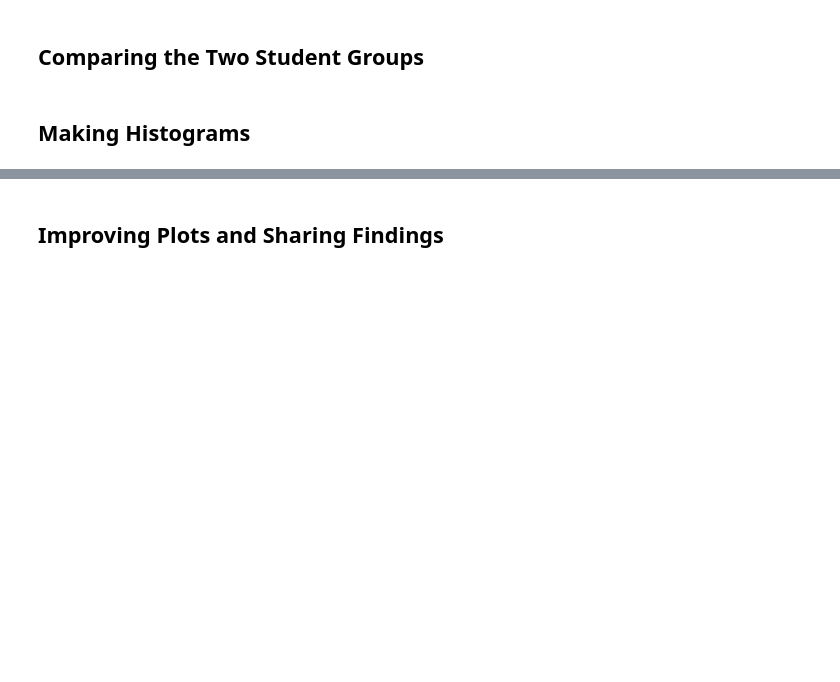
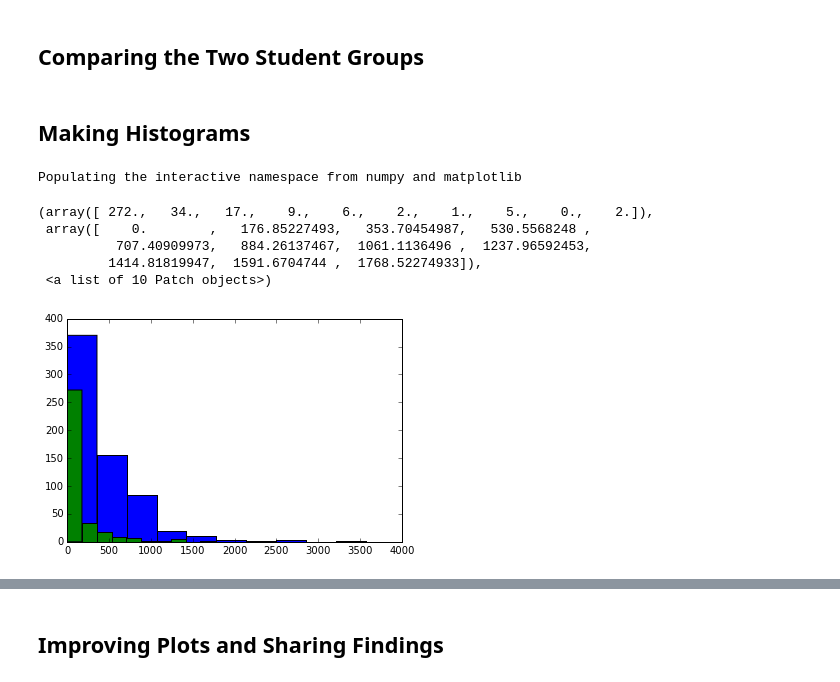
Before and after one commit to JeffLIrion/udacity, a Jupyter notebook: Intro_to_Data_Analysis/L1_Starter_Code.ipynb, the cells around one changed output, grey strips where cells are left out. Drawn from its saved outputs; the diff is of its cells as text; code cells hidden in the pictures; blank space fills up the shorter version.

Commit message:
Continued work on 'Intro to Data Analysis' Lesson 1

```diff
--- a/Intro_to_Data_Analysis/L1_Starter_Code.ipynb
+++ b/Intro_to_Data_Analysis/L1_Starter_Code.ipynb
@@ -256,7 +265,7 @@ paid_students =
 # of the student joining.
 def within_one_week(join_date, engagement_date):
     time_delta = engagement_date - join_date
-    return time_delta.days < 7
+    return (0 <= time_delta.days < 7)
 # %%
 #####################################
 #                 7                 #
@@ -305,6 +410,12 @@ print 'Maximum:', np.max(total_minutes)
 
 ## Go through a similar process as before to see if there is a problem.
 ## Locate at least one surprising piece of data, output it, and take a look at it.
+
+for key, val in total_minutes_by_account.items():
+    if val < 0 or val > 60*24*7:
+        print "\n", engagement_by_account[key][0]['account_key']
+        for x in engagement_by_account[key]:
+            print "  ", x['total_minutes_visited']
 # %% [markdown]
 ## Lessons Completed in First Week
 # %%
@@ -337,6 +535,19 @@ print 'Maximum:', np.max(total_minutes)
 ## who do not.
 
 subway_project_lesson_keys = ['746169184', '3176718735']
+ratings = ['DISTINCTION', 'PASSED']
 
-passing_engagement =
-non_passing_engagement =
+# paid_submissions
+passed = set()
+for x in paid_submissions:
+    if x['lesson_key'] in subway_project_lesson_keys and x['assigned_rating'] in ratings:
+        passed.add(x['account_key'])
+#for x in paid_engagement_in_first_week:
+#    if x['lesson_key'] in subway_project_lesson_keys and x['assigned_rating'] in ratings:
+#        passed.add(x['account_key'])
+
+passing_engagement = [x for x in paid_engagement_in_first_week if x['account_key'] in passed]
+non_passing_engagement = [x for x in paid_engagement_in_first_week if x['account_key'] not in passed]
+
+print len(passing_engagement)
+print len(non_passing_engagement)
@@ -351,13 +565,35 @@ non_passing_engagement =
 ## students who pass the subway project vs. students who don't. A good
 ## starting point would be the metrics we looked at earlier (minutes spent
 ## in the classroom, lessons completed, and days visited).
+
+minutes1 = sum_grouped_items(group_data(passing_engagement,'account_key'),'total_minutes_visited').values()
+minutes2 = sum_grouped_items(group_data(non_passing_engagement,'account_key'),'total_minutes_visited').values()
+
+lessons1 = sum_grouped_items(group_data(passing_engagement,'account_key'),'lessons_completed').values()
+lessons2 = sum_grouped_items(group_data(non_passing_engagement,'account_key'),'lessons_completed').values()
+
+days1 = [val for key, val in days_by_account.items() if key in passed]
+days2 = [val for key, val in days_by_account.items() if key not in passed]
 # %% [markdown]
 ## Making Histograms
 # %%
 ######################################
 #                 13                 #
 ######################################
 
 ## Make histograms of the three metrics we looked at earlier for both
 ## students who passed the subway project and students who didn't. You
 ## might also want to make histograms of any other metrics you examined.
+
+import matplotlib.pyplot as plt
+%pylab inline
+plt.hist(minutes1)
+plt.hist(minutes2)
+# %% [output]
+Populating the interactive namespace from numpy and matplotlib
+(array([ 272.,   34.,   17.,    9.,    6.,    2.,    1.,    5.,    0.,    2.]),
+ array([    0.        ,   176.85227493,   353.70454987,   530.5568248 ,
+          707.40909973,   884.26137467,  1061.1136496 ,  1237.96592453,
+         1414.81819947,  1591.6704744 ,  1768.52274933]),
+ <a list of 10 Patch objects>)
+[figure, added]
```
Also changed, not shown: parts of 13 cells of this notebook.
